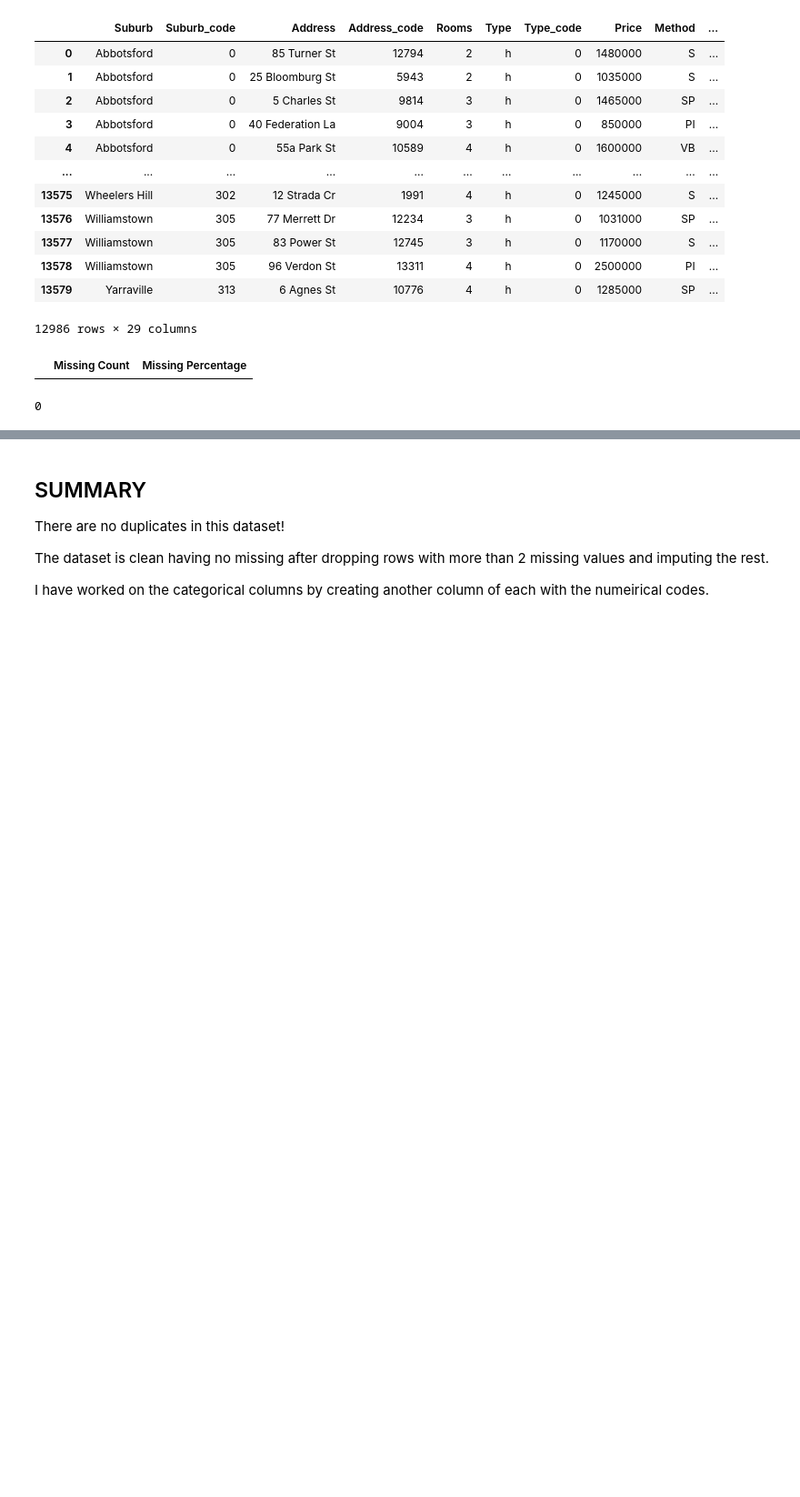
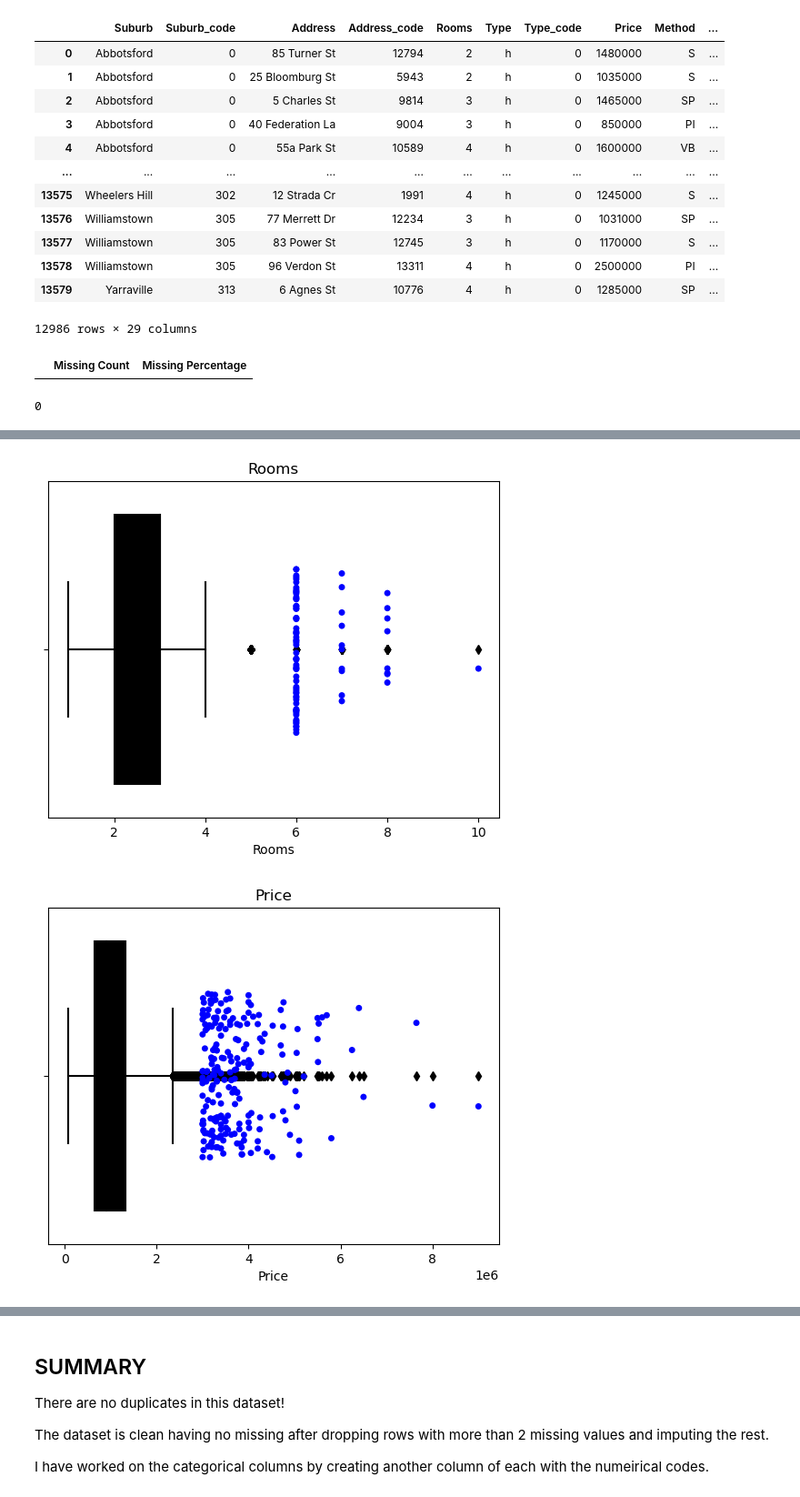
Before and after one commit to Emilly-Njue/Regression, a Jupyter notebook: regression1.ipynb, the cells around one changed output, grey strips where cells are left out. Shown at 91% size. Saved outputs shown, nothing was run; the diff lists cells and outputs as text; code cells hidden in the pictures; blank space fills up the shorter version.

```diff
--- a/regression1.ipynb
+++ b/regression1.ipynb
@@ -296,0 +336,20 @@ count_duplicate_rows(housing)
+# %%
+# Select numerical columns
+num_cols = housing.select_dtypes(include=['float64', 'int64'])
+
+# Calculate z-scores for each numerical column
+z_scores = num_cols.apply(zscore)
+
+# Identify outliers
+outliers = (z_scores > 3) | (z_scores < -3)
+
+# Create boxplots for each numerical column and highlight outliers
+for col in num_cols.columns:
+    plt.figure()
+    sns.boxplot(x=housing[col], color='black')
+    sns.stripplot(x=housing[col][outliers[col]], color='blue', jitter=0.25)
+    plt.title(col)
+    plt.show()
+# %% [output]
+[figure, added]
+[figure, added]
```
Also changed, not shown: parts of 8 cells of this notebook.
